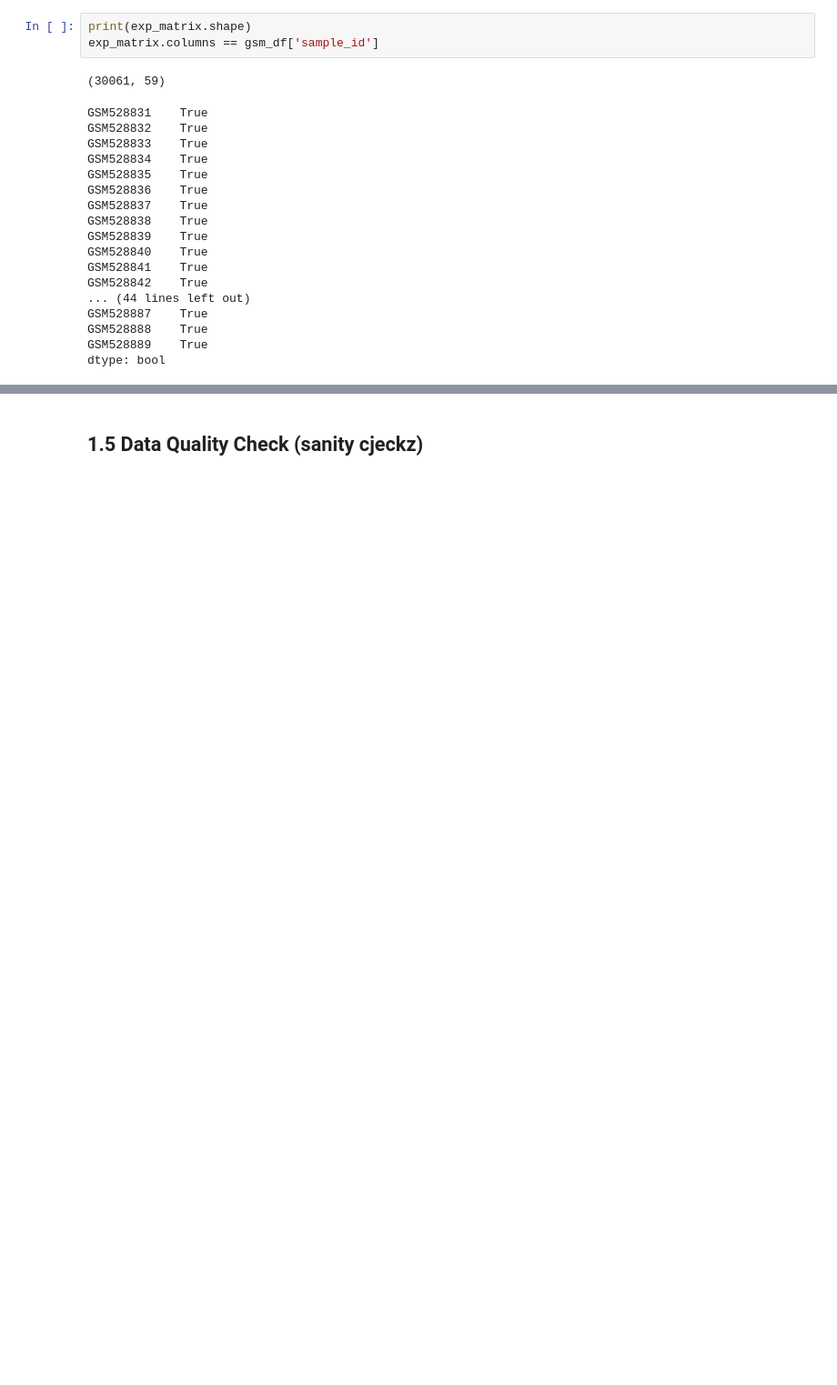
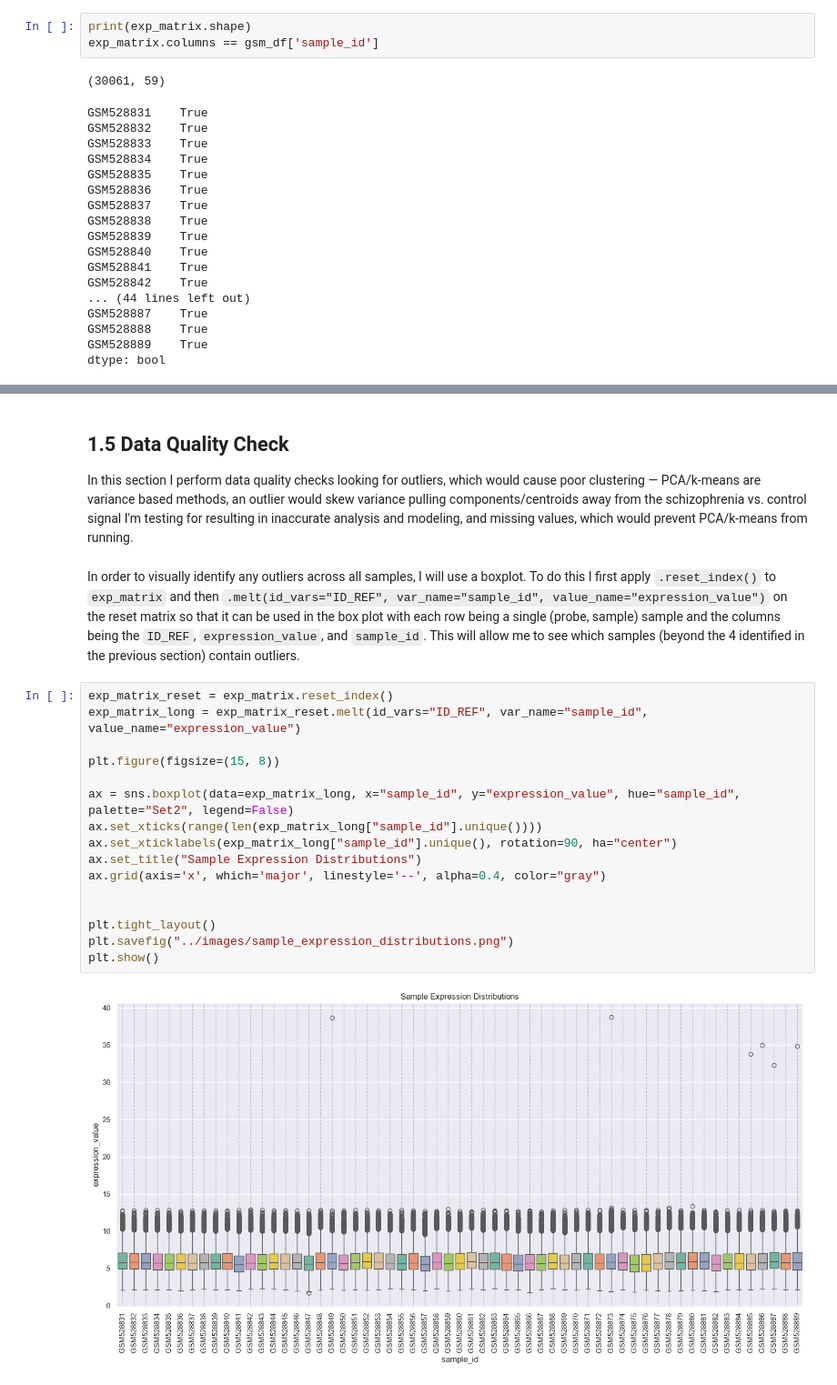
Before and after one commit to joshuasim/schizophrenia-pathway-classifier, a Jupyter notebook: notebooks/01_eda.ipynb, the cells around one changed output, grey strips where cells are left out. Shown at 91% size. Cells and saved outputs as stored; diff of their text form; blank space fills up the shorter version.

Commit message:
Complete 1.4 expression matrix markdowns, 1.5 data quality check, and 1.6 merge expression data with labels

```diff
--- a/notebooks/01_eda.ipynb
+++ b/notebooks/01_eda.ipynb
@@ -271,2 +271,24 @@ The
 # %% [markdown]
-## 1.5 Data Quality Check (sanity cjeckz)
+## 1.5 Data Quality Check
+
+In this section I perform data quality checks looking for outliers, which would cause poor clustering — PCA/k-means are variance based methods, an outlier would skew variance pulling components/centroids away from the schizophrenia vs. control signal I'm testing for resulting in inaccurate analysis and modeling, and missing values, which would prevent PCA/k-means from running.
+# %% [markdown]
+In order to visually identify any outliers across all samples, I will use a boxplot. To do this I first apply `.reset_index()` to `exp_matrix` and then `.melt(id_vars="ID_REF", var_name="sample_id", value_name="expression_value")` on the reset matrix so that it can be used in the box plot with each row being a single (probe, sample) sample and the columns being the `ID_REF`, `expression_value`, and `sample_id`. This will allow me to see which samples (beyond the 4 identified in the previous section) contain outliers.
+# %%
+exp_matrix_reset = exp_matrix.reset_index()
+exp_matrix_long = exp_matrix_reset.melt(id_vars="ID_REF", var_name="sample_id", value_name="expression_value")
+
+plt.figure(figsize=(15, 8))
+
+ax = sns.boxplot(data=exp_matrix_long, x="sample_id", y="expression_value", hue="sample_id", palette="Set2", legend=False)
+ax.set_xticks(range(len(exp_matrix_long["sample_id"].unique())))
+ax.set_xticklabels(exp_matrix_long["sample_id"].unique(), rotation=90, ha="center")
+ax.set_title("Sample Expression Distributions")
+ax.grid(axis='x', which='major', linestyle='--', alpha=0.4, color="gray")
+
+
+plt.tight_layout()
+plt.savefig("../images/sample_expression_distributions.png")
+plt.show()
+# %% [output]
+[figure, added]
```
Also changed, not shown: parts of 31 cells of this notebook, 1 other file.
